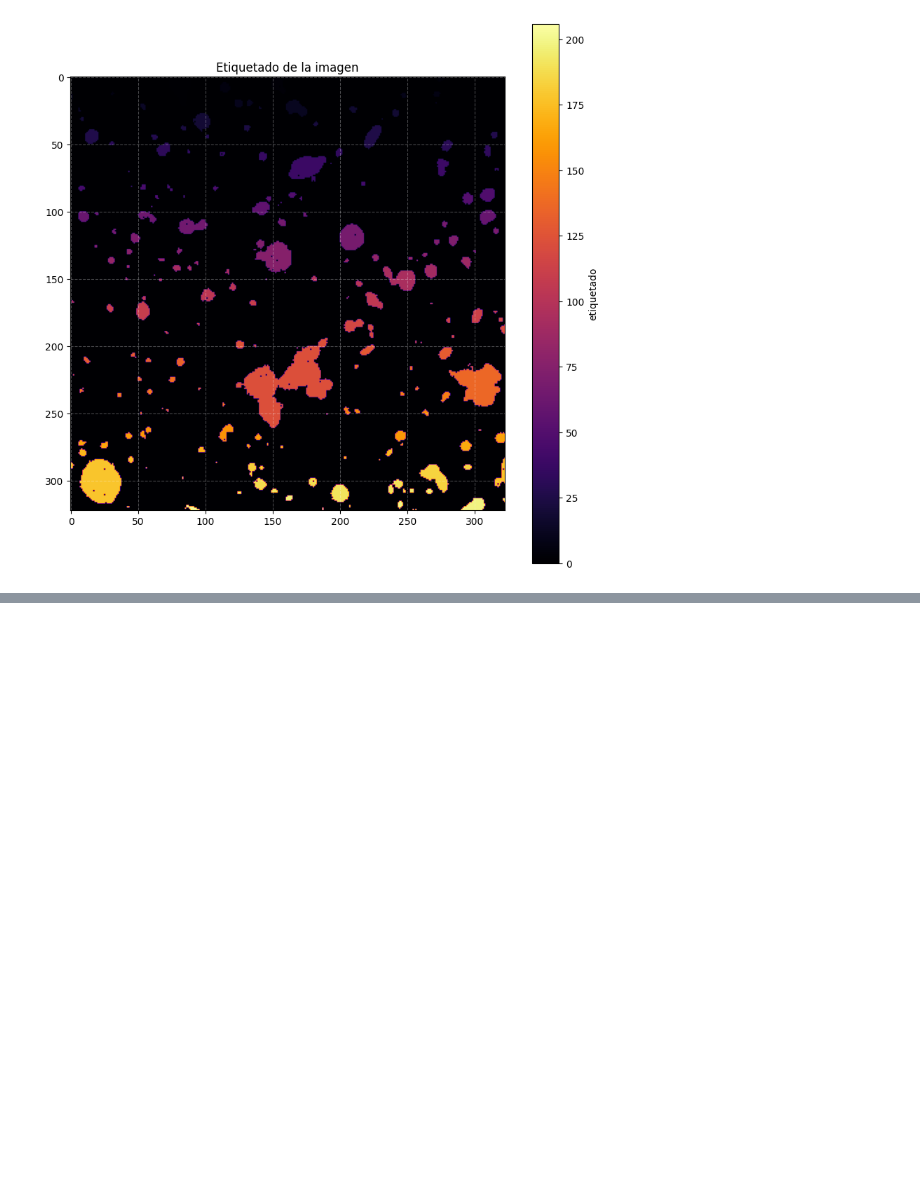
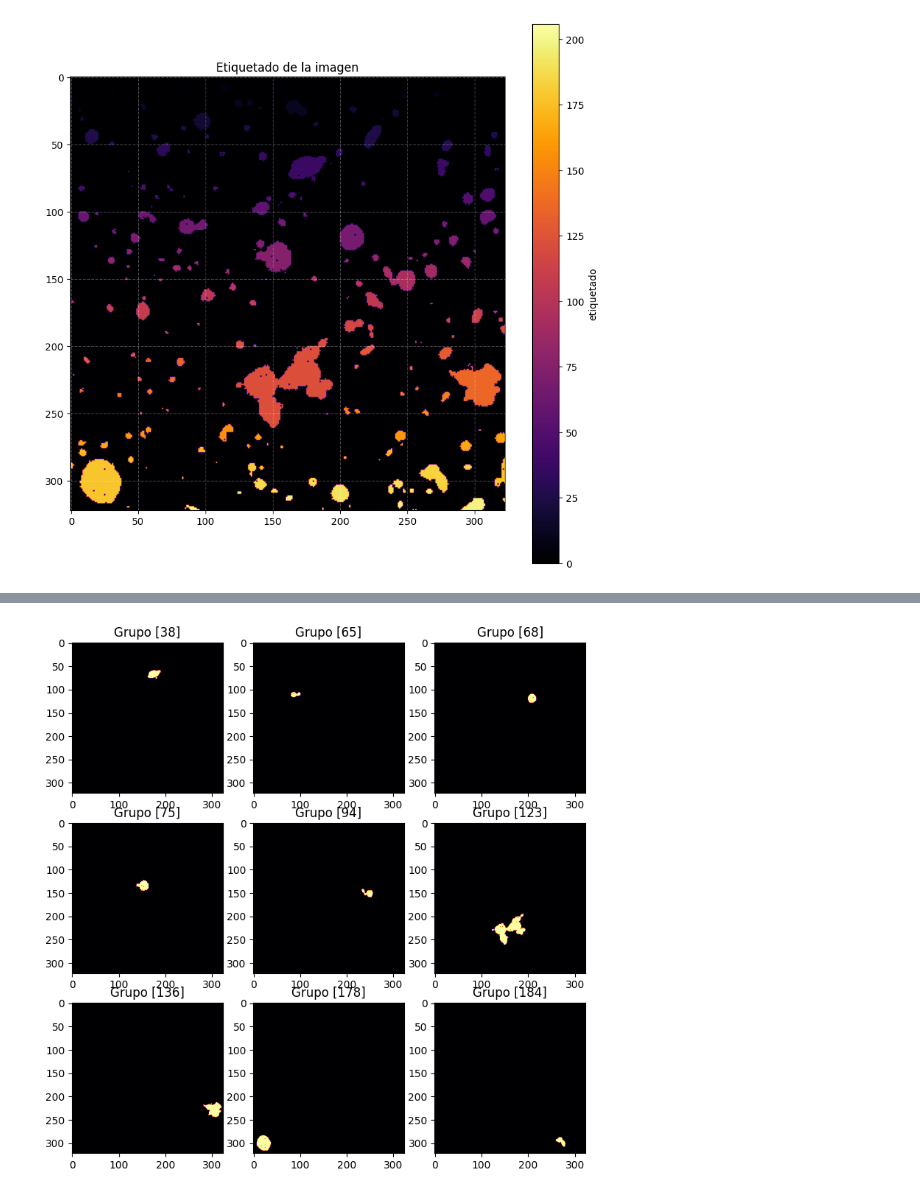
Before and after one commit to CrushinAngel/Galaxias-en-Deep-Fields, a Jupyter notebook: Deep_Fields.ipynb, the cells around one changed output, grey strips where cells are left out. Drawn from its saved outputs; the diff is of its cells as text; code cells hidden in the pictures; blank space fills up the shorter version.

```diff
--- a/Deep_Fields.ipynb
+++ b/Deep_Fields.ipynb
@@ -219,0 +273,11 @@ plt.show()
+# %%
+fig = plt.figure(figsize = (9, 9))
+
+for i in range(9):
+  indice = lista_ind[i+1] + 1
+  grupo = labels_im == indice
+  plt.subplot(3, 3, i+1)
+  plt.imshow(grupo, cmap = 'inferno')
+  plt.title(f'Grupo {indice}')
+# %% [output]
+[figure, added]
```
Also changed, not shown: parts of 4 cells of this notebook.
